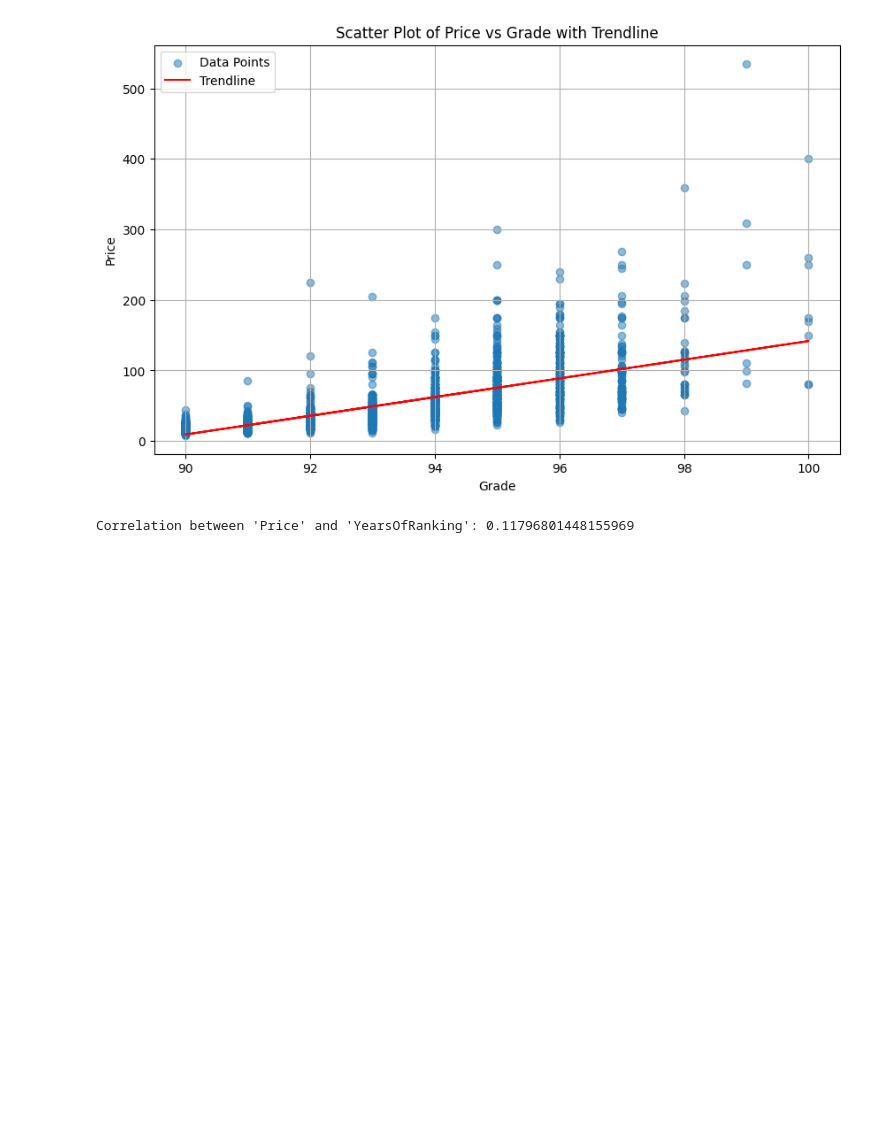
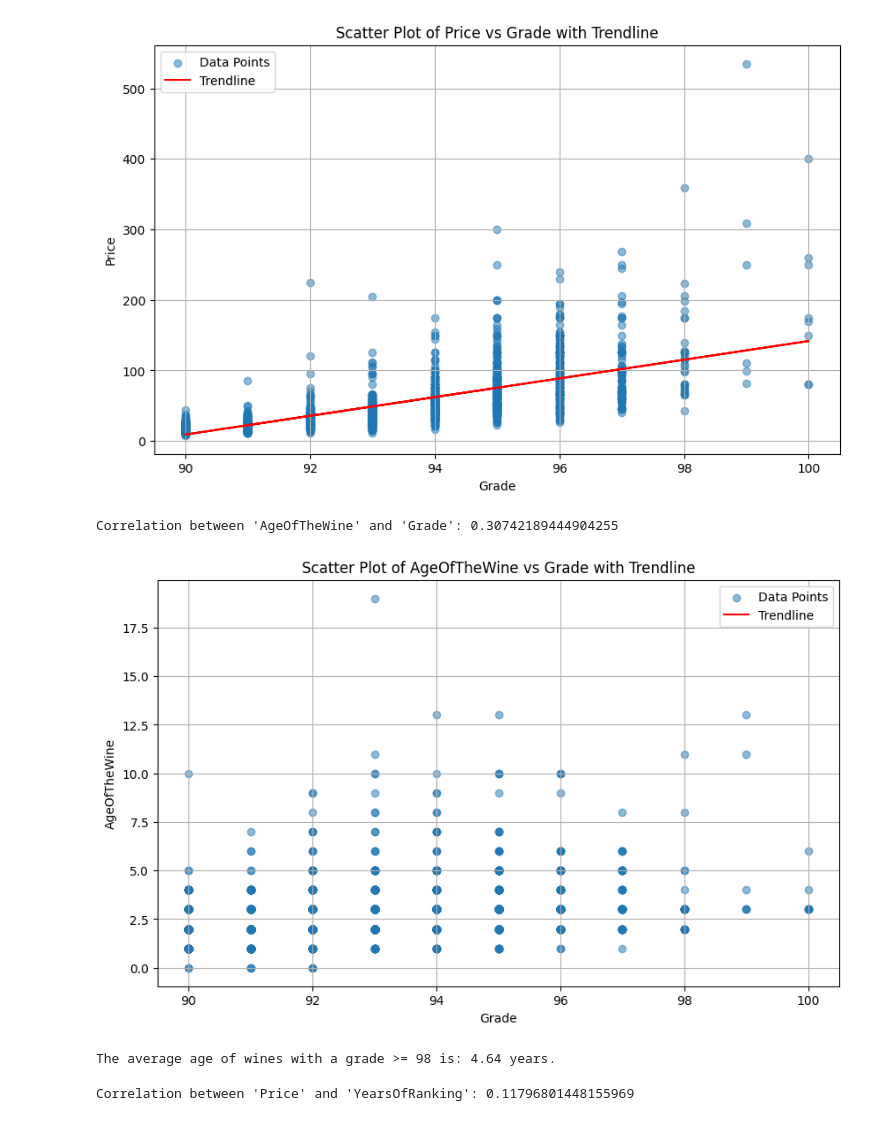
Before and after one commit to Tipo18/DataDrivenStudyOnWineAppreciation, a Jupyter notebook: relate_to_price.ipynb, the cells around one changed output. Saved outputs shown, nothing was run; the diff lists cells and outputs as text; code cells hidden in the pictures; blank space fills up the shorter version.

```diff
--- a/relate_to_price.ipynb
+++ b/relate_to_price.ipynb
@@ -31,6 +31,56 @@ plt.show()
 # %% [output]
 Correlation between 'Price' and 'Grade': 0.7126281060632821
 [figure]
+# %%
+import pandas as pd
+import matplotlib.pyplot as plt
+import numpy as np
+
+# Load the Excel file (.xlsx)
+excel_file_path = "WineRankingDataWIPTomTim.xlsx"
+data = pd.read_excel(excel_file_path)
+
+# Calculate the correlation between "Price" and "Grade"
+correlation = data['AgeOfTheWine'].corr(data['Grade'])
+
+# Display the correlation
+print(f"Correlation between 'AgeOfTheWine' and 'Grade': {correlation}")
+
+# Plotting
+plt.figure(figsize=(10, 6))
+plt.scatter(data['Grade'], data['AgeOfTheWine'], alpha=0.5, label='Data Points')
+plt.title("Scatter Plot of AgeOfTheWine vs Grade with Trendline")
+plt.xlabel("Grade")
+plt.ylabel("AgeOfTheWine")
+
+# Add a trendline (first-degree polynomial)
+coefficients = np.polyfit(data['Grade'], data['AgeOfTheWine'], 1)
+trendline = np.poly1d(coefficients)
+plt.plot(data['Grade'], trendline(data['Grade']), color='red', label='Trendline')
+
+plt.legend()
+plt.grid(True)
+plt.show()
+# %% [output]
+Correlation between 'AgeOfTheWine' and 'Grade': 0.30742189444904255
+[figure, added]
+# %%
+import pandas as pd
+
+# Load data from a file (make sure to replace the path with your own)
+excel_file_path = "WineRankingDataWIPTomTim.xlsx"
+data = pd.read_excel(excel_file_path)
+
+# Filter wines with a grade >= 98
+high_grade_wines = data[data['Grade'] >= 99]
+
+# Calculate the average age of wines with a grade >= 98
+average_age_high_grade = high_grade_wines['AgeOfTheWine'].mean()
+
+# Display the average age
+print(f"The average age of wines with a grade >= 98 is: {average_age_high_grade:.2f} years.")
+# %% [output]
+The average age of wines with a grade >= 98 is: 4.64 years.
 # %%
 import pandas as pd
 import matplotlib.pyplot as plt
```
